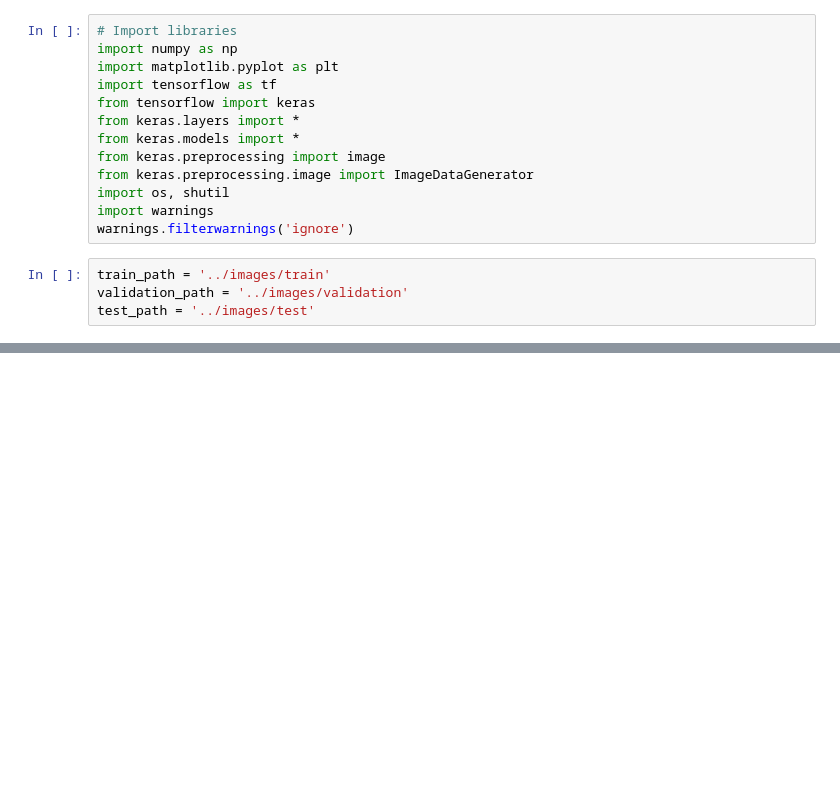
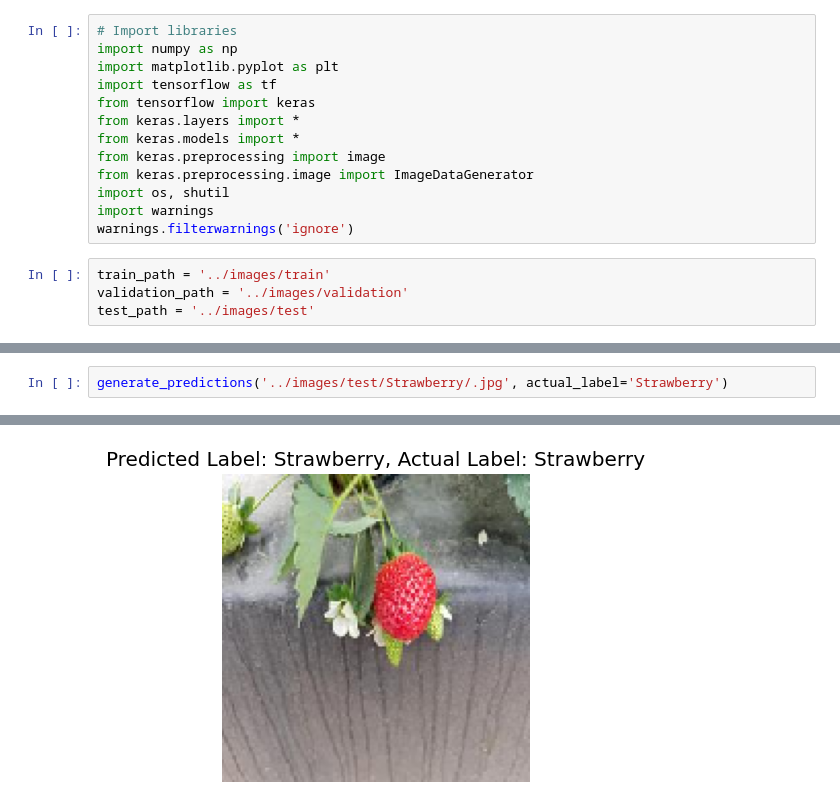
Before and after one commit to georginamanyanic/Final-project, a Jupyter notebook: notebooks/CNN.ipynb, the cells around one changed output, grey strips where cells are left out. Saved outputs shown, nothing was run; the diff lists cells and outputs as text; blank space fills up the shorter version.

```diff
--- a/notebooks/CNN.ipynb
+++ b/notebooks/CNN.ipynb
@@ -221,0 +201,3 @@ generate_predictions("C:/Users/manya/OneDrive/Imágenes/IMG-8548.jpg", actual_la
+# %%
+generate_predictions('../images/test/Strawberry/.jpg', actual_label='Strawberry')
+# %% [output]
@@ -221,0 +205 @@ generate_predictions("C:/Users/manya/OneDrive/Imágenes/IMG-8548.jpg", actual_la
+[figure, added]
```
Also changed, not shown: parts of 12 cells of this notebook, 4 other files.
